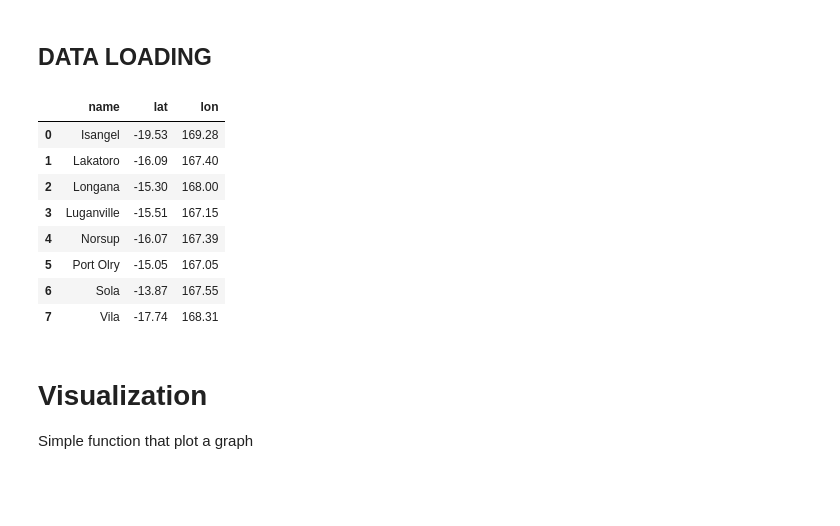
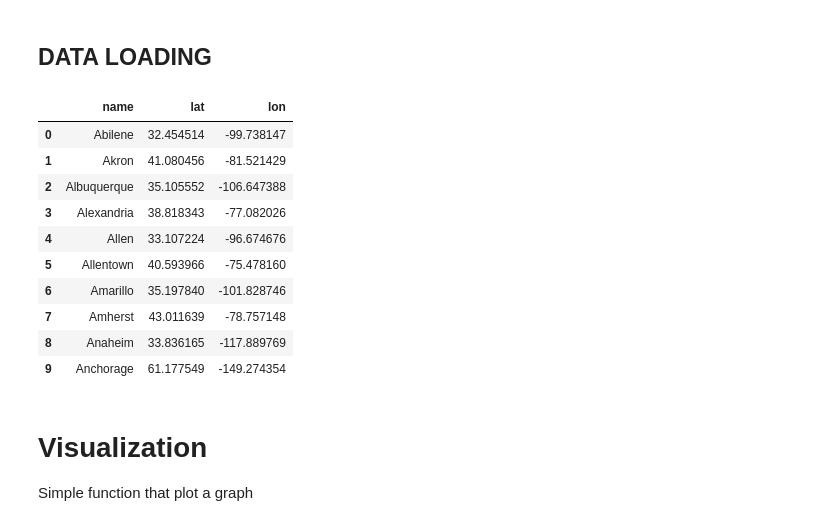
Before and after one commit to AbstractBorderStudio/CI2024_lab2, a Jupyter notebook: tsp.ipynb, the cells around one changed output. Drawn from its saved outputs; the diff is of its cells as text; code cells hidden in the pictures; blank space fills up the shorter version.

```diff
--- a/tsp.ipynb
+++ b/tsp.ipynb
@@ -47,19 +47,21 @@ def _to_pandas_table(matrix, x_names=None, y_names=None):
     """Returns a dataframe from a matrix"""
     return pd.DataFrame(matrix, index=x_names, columns=y_names)
 # %%
-city_name = "vanuatu"
+city_name = "us"
 CITIES, DIST_MATRIX = _load_cities(city_name)
 CITIES.head(10)
 # %% [output]
 |  | name | lat | lon |
-| 0 | Isangel | -19.53 | 169.28 |
-| 1 | Lakatoro | -16.09 | 167.40 |
-| 2 | Longana | -15.30 | 168.00 |
-| 3 | Luganville | -15.51 | 167.15 |
-| 4 | Norsup | -16.07 | 167.39 |
-| 5 | Port Olry | -15.05 | 167.05 |
-| 6 | Sola | -13.87 | 167.55 |
-| 7 | Vila | -17.74 | 168.31 |
+| 0 | Abilene | 32.454514 | -99.738147 |
+| 1 | Akron | 41.080456 | -81.521429 |
+| 2 | Albuquerque | 35.105552 | -106.647388 |
+| 3 | Alexandria | 38.818343 | -77.082026 |
+| 4 | Allen | 33.107224 | -96.674676 |
+| 5 | Allentown | 40.593966 | -75.478160 |
+| 6 | Amarillo | 35.197840 | -101.828746 |
+| 7 | Amherst | 43.011639 | -78.757148 |
+| 8 | Anaheim | 33.836165 | -117.889769 |
+| 9 | Anchorage | 61.177549 | -149.274354 |
 # %%
 def counter(fn):
     """Simple decorator for counting number of calls"""
```
Also changed, not shown: parts of 2 cells of this notebook, 1 other file.
